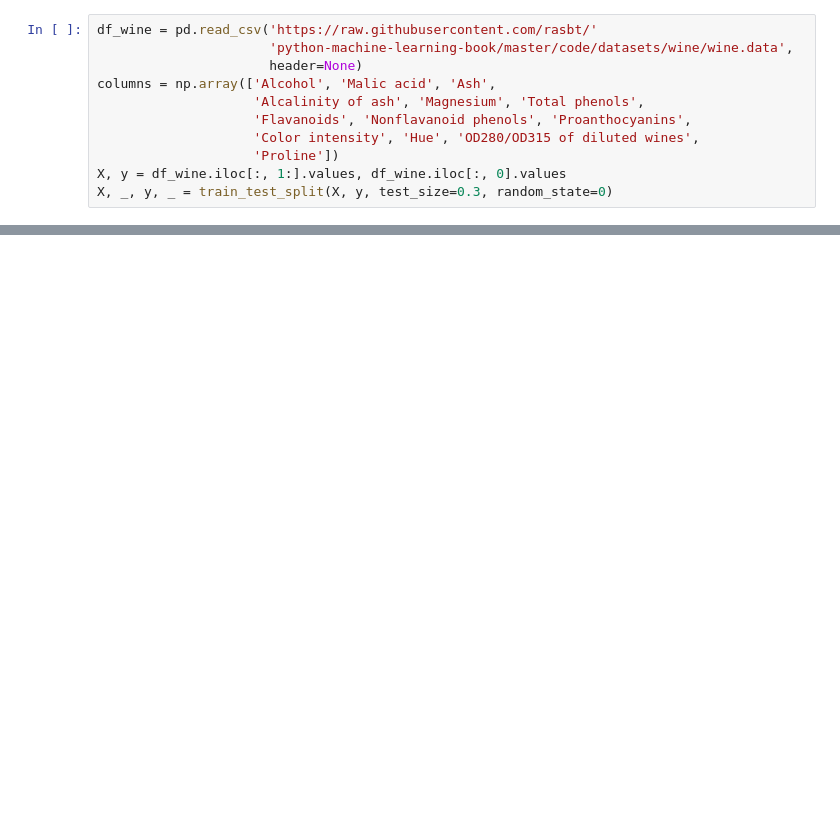
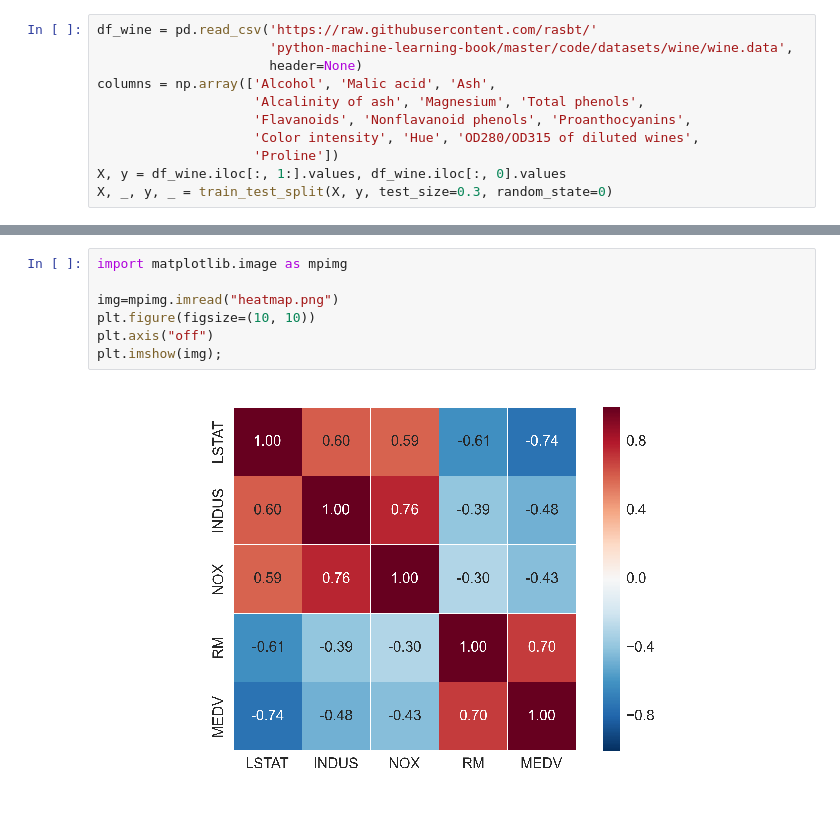
Before and after one commit to uncharted-distil/punk, a Jupyter notebook: examples/feature selection.ipynb, the cells around one changed output, grey strips where cells are left out. Saved outputs shown, nothing was run; the diff lists cells and outputs as text; blank space fills up the shorter version.

```diff
--- a/examples/feature selection.ipynb
+++ b/examples/feature selection.ipynb
@@ -85,0 +139,9 @@ plt.show()
+# %%
+import matplotlib.image as mpimg
+
+img=mpimg.imread("heatmap.png")
+plt.figure(figsize=(10, 10))
+plt.axis("off")
+plt.imshow(img);
+# %% [output]
+[figure, added]
```
Also changed, not shown: parts of 36 cells of this notebook, 5 other files.
